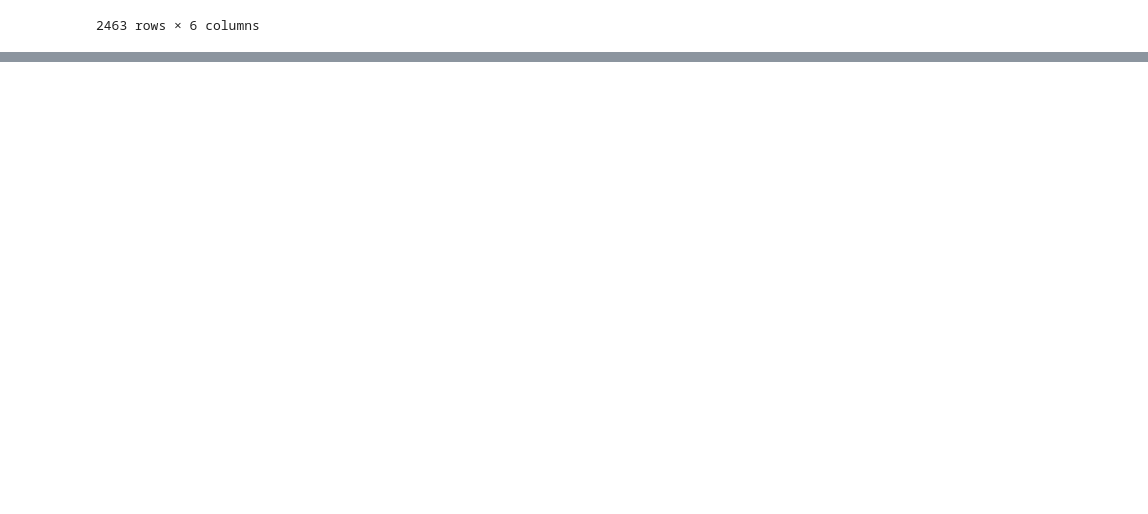
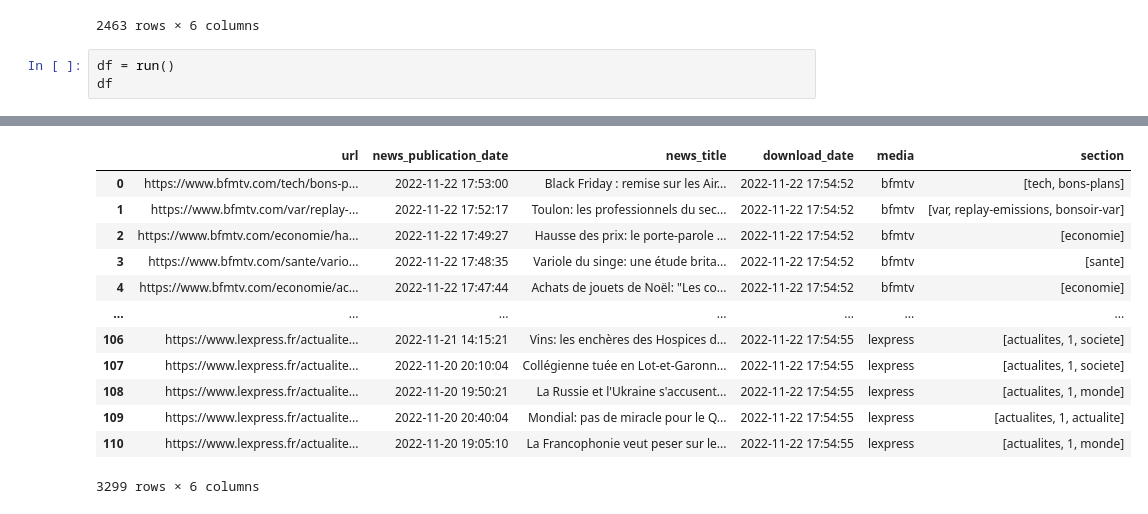
Before and after one commit to dataforgoodfr/quotaclimat, a Jupyter notebook: notebooks/Media articles crawler.ipynb, the cells around one changed output, grey strips where cells are left out. Drawn from its saved outputs; the diff is of its cells as text; blank space fills up the shorter version.

```diff
--- a/notebooks/Media articles crawler.ipynb
+++ b/notebooks/Media articles crawler.ipynb
@@ -149,3 +159,7 @@ df
 | 100 | https://www.lexpress.fr/actualite... | 2022-11-18 23:10:06 | Mondial-2022: les organisateurs f... | 2022-11-20 12:58:17 | lexpress | [actualites, 1, actualite] |
 | 101 | https://www.lexpress.fr/actualite... | 2022-11-19 13:39:55 | Guerre en Ukraine : comment l'arm... | 2022-11-20 12:58:17 | lexpress | [actualite, monde, europe] |
 2463 rows × 6 columns
+# %%
+df = run()
+df
+# %% [output]
@@ -151,0 +175,13 @@ df
+|  | url | news_publication_date | news_title | download_date | media | section |
+| 0 | https://www.bfmtv.com/tech/bons-p... | 2022-11-22 17:53:00 | Black Friday : remise sur les Air... | 2022-11-22 17:54:52 | bfmtv | [tech, bons-plans] |
+| 1 | https://www.bfmtv.com/var/replay-... | 2022-11-22 17:52:17 | Toulon: les professionnels du sec... | 2022-11-22 17:54:52 | bfmtv | [var, replay-emissions, bonsoir-var] |
+| 2 | https://www.bfmtv.com/economie/ha... | 2022-11-22 17:49:27 | Hausse des prix: le porte-parole ... | 2022-11-22 17:54:52 | bfmtv | [economie] |
+| 3 | https://www.bfmtv.com/sante/vario... | 2022-11-22 17:48:35 | Variole du singe: une étude brita... | 2022-11-22 17:54:52 | bfmtv | [sante] |
+| 4 | https://www.bfmtv.com/economie/ac... | 2022-11-22 17:47:44 | Achats de jouets de Noël: "Les co... | 2022-11-22 17:54:52 | bfmtv | [economie] |
+| ... | ... | ... | ... | ... | ... | ... |
+| 106 | https://www.lexpress.fr/actualite... | 2022-11-21 14:15:21 | Vins: les enchères des Hospices d... | 2022-11-22 17:54:55 | lexpress | [actualites, 1, societe] |
+| 107 | https://www.lexpress.fr/actualite... | 2022-11-20 20:10:04 | Collégienne tuée en Lot-et-Garonn... | 2022-11-22 17:54:55 | lexpress | [actualites, 1, societe] |
+| 108 | https://www.lexpress.fr/actualite... | 2022-11-20 19:50:21 | La Russie et l'Ukraine s'accusent... | 2022-11-22 17:54:55 | lexpress | [actualites, 1, monde] |
+| 109 | https://www.lexpress.fr/actualite... | 2022-11-20 20:40:04 | Mondial: pas de miracle pour le Q... | 2022-11-22 17:54:55 | lexpress | [actualites, 1, actualite] |
+| 110 | https://www.lexpress.fr/actualite... | 2022-11-20 19:05:10 | La Francophonie veut peser sur le... | 2022-11-22 17:54:55 | lexpress | [actualites, 1, monde] |
+3299 rows × 6 columns
```
Also changed, not shown: parts of 18 cells of this notebook, 2 other files.
